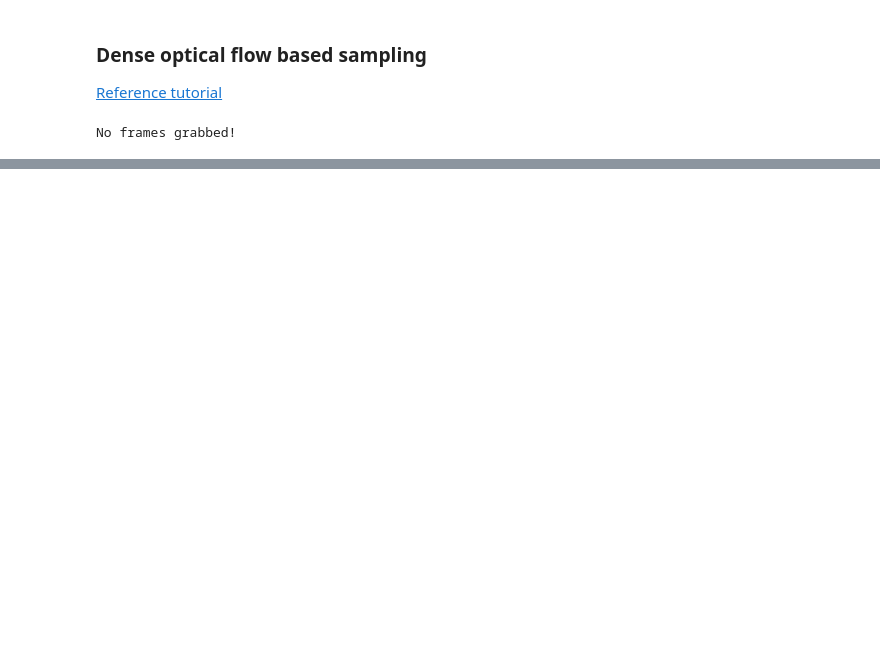
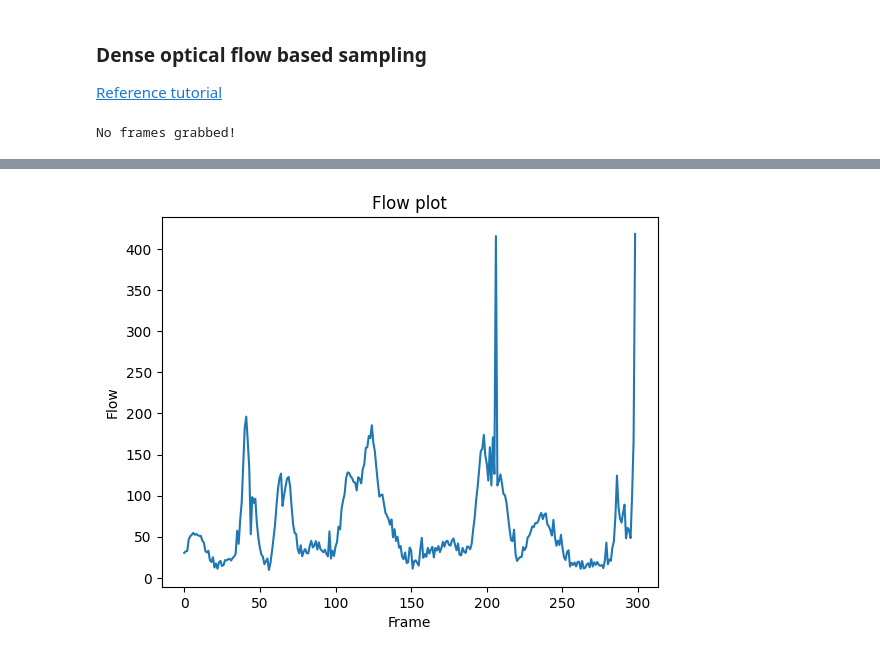
Before and after one commit to tanushreebanerjee/cos429-final-project, a Jupyter notebook: utils/dense-optical-flow-sample.ipynb, the cells around one changed output, grey strips where cells are left out. Cells and saved outputs as stored; diff of their text form; code cells hidden in the pictures; blank space fills up the shorter version.

```diff
--- a/utils/dense-optical-flow-sample.ipynb
+++ b/utils/dense-optical-flow-sample.ipynb
@@ -37,0 +72,8 @@ No frames grabbed!
+# %%
+plt.plot(flow_plot)
+plt.title('Flow plot')
+plt.xlabel('Frame')
+plt.ylabel('Flow')
+plt.show()
+# %% [output]
+[figure, added]
```
Also changed, not shown: parts of 3 cells of this notebook.
